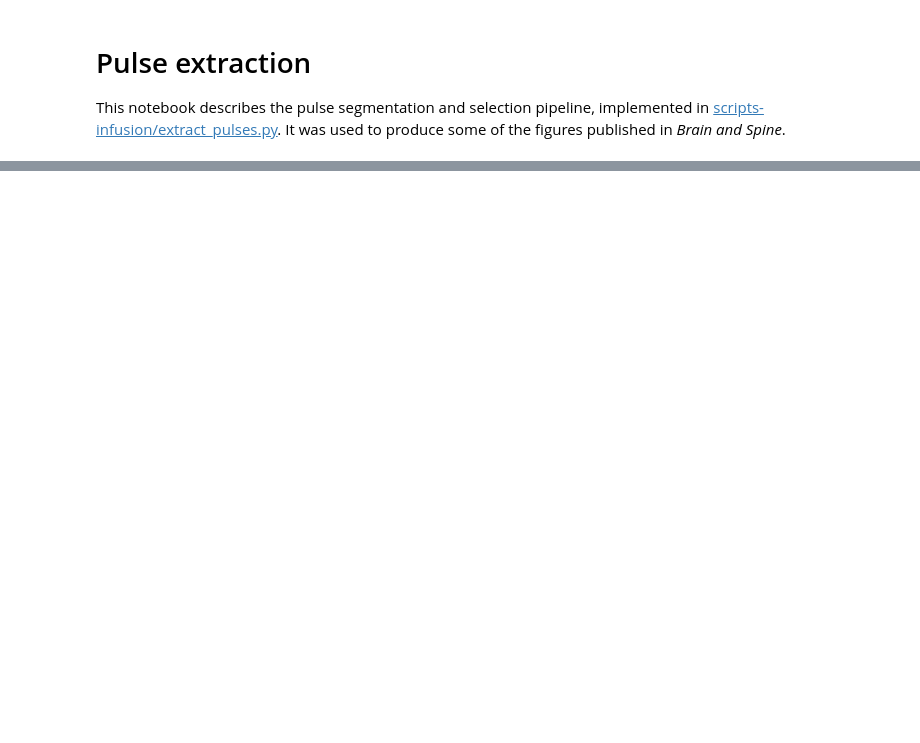
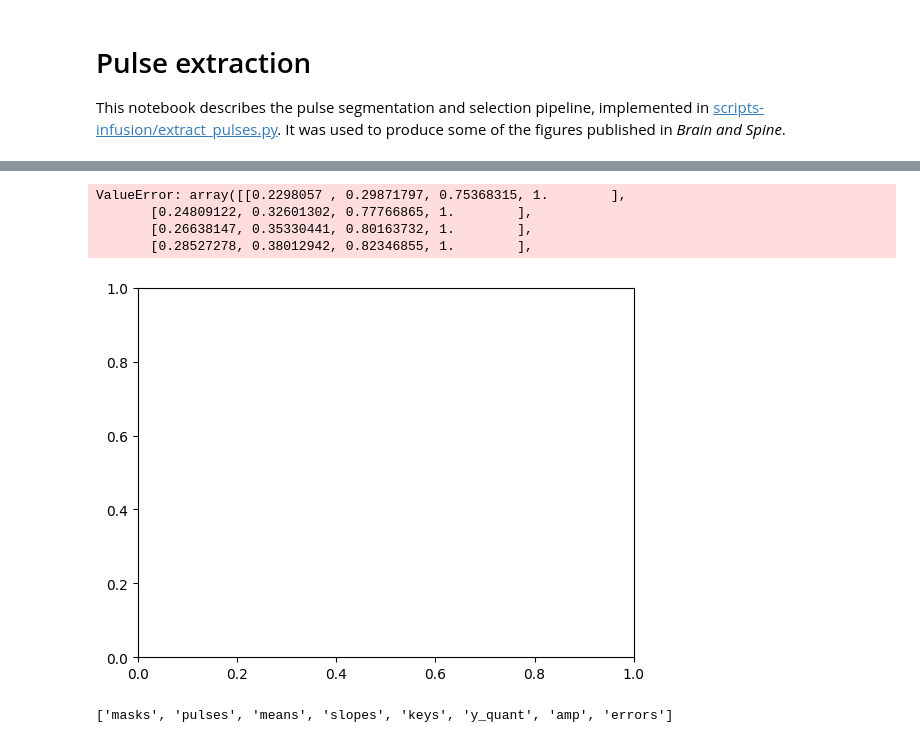
Before and after one commit to uartois-lml/revert-notebooks, a Jupyter notebook: pulse-extraction.ipynb, the cells around one changed output, grey strips where cells are left out. Cells and saved outputs as stored; diff of their text form; code cells hidden in the pictures; blank space fills up the shorter version.

```diff
--- a/pulse-extraction.ipynb
+++ b/pulse-extraction.ipynb
@@ -30,0 +54,16 @@ plt.plot(x)
+# %%
+xs, masks = extractPulses(icp)
+color = torch.linspace(0, .5, xs.shape)
+plt.plot(xs[:12].T, color=plt.cm.coolwarm(torch.linspace(0, .5, xs.shape[0])))
+# %% [output]
+ValueError: array([[0.2298057 , 0.29871797, 0.75368315, 1.        ],
+       [0.24809122, 0.32601302, 0.77766865, 1.        ],
+       [0.26638147, 0.35330441, 0.80163732, 1.        ],
+       [0.28527278, 0.38012942, 0.82346855, 1.        ],
+[figure, added]
+# %%
+datadir = os.environ['INFUSION_DATASETS']
+pulse_data = torch.load(os.path.join(datadir, 'baseline-no_shunt.pt'))
+print(list(pulse_data.keys()))
+# %% [output]
+['masks', 'pulses', 'means', 'slopes', 'keys', 'y_quant', 'amp', 'errors']
```
Also changed, not shown: parts of 5 cells of this notebook, 6 other files.
